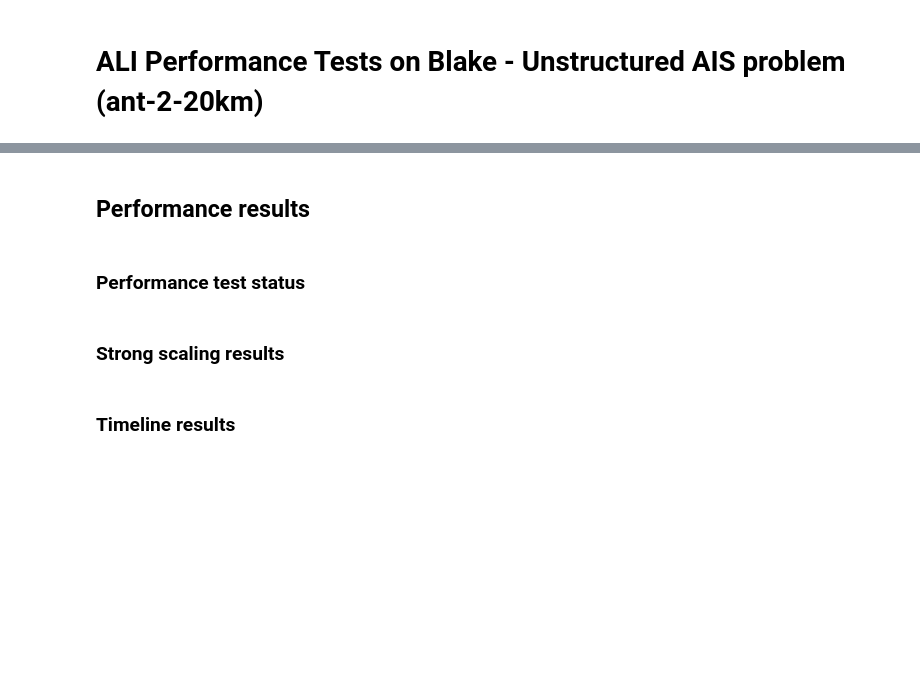
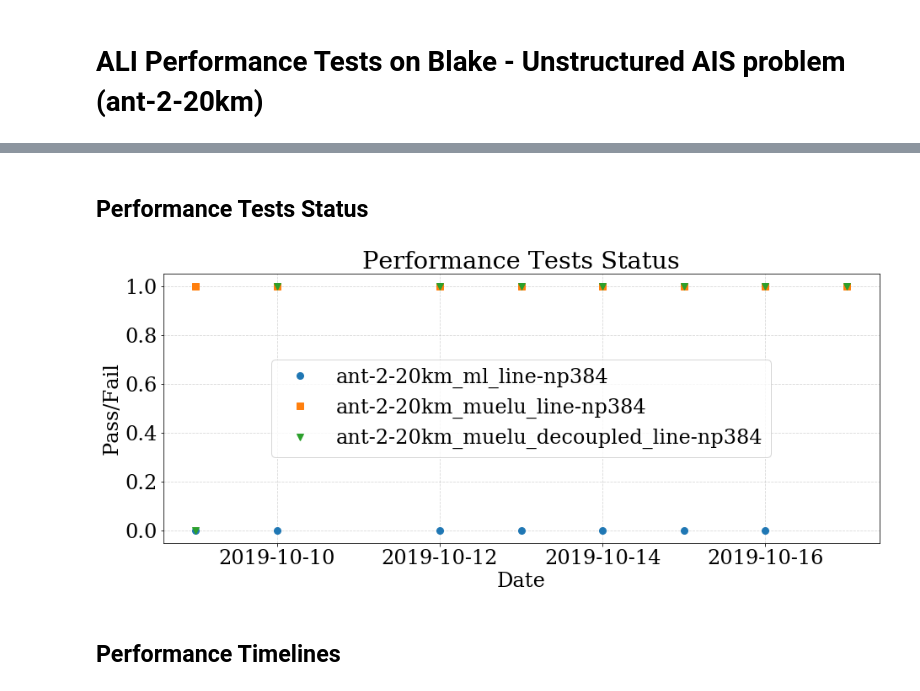
Before and after one commit to sandialabs/ali-perf-data, a Jupyter notebook: ali/blake_nightly_ali_data/Ali_PerfTestsBlake.ipynb, the cells around one changed output, grey strips where cells are left out. Drawn from its saved outputs; the diff is of its cells as text; code cells hidden in the pictures; blank space fills up the shorter version.

Commit message:
Add ALI json scripts and edit notebook

```diff
--- a/ali/blake_nightly_ali_data/Ali_PerfTestsBlake.ipynb
+++ b/ali/blake_nightly_ali_data/Ali_PerfTestsBlake.ipynb
@@ -3,8 +24,54 @@
+# %%
+import datetime as dt
+import glob
+import matplotlib.pyplot as plt
+import matplotlib.dates as mdates
+import os
+
+# Import scripts
+from json2status import json2status
+from json2timeline import json2timeline
+
+# Extract file names
+files = glob.glob('ctest-*')
+# %% [markdown]
+## Performance Tests Status
+# %%
+%matplotlib inline
+#plt.rc('text', usetex=True)
+plt.rc('font', family='serif', size=24)
+plt.rcParams['figure.figsize'] = (14, 6)
+
+# Cases to plot
+cases = ('ant-2-20km_ml_line','ant-2-20km_muelu_line','ant-2-20km_muelu_decoupled_line')
+np = 384
+
+# Plot:
+plt.figure()
+imarker = 0
+markers = ['o','s','v','^','<','>']
+legNames = []
+for case in cases:
+    # Extract info and plot
+    dates, status = json2status(files, case, np)
+    fdates = [dt.datetime.strptime(str(d),'%Y%m%d').date() for d in dates]
+    plt.plot(fdates, status, markersize=8.0, marker=markers[imarker], linestyle='None')
+    imarker = imarker + 1
+    legNames.append(case+'-np'+str(np))
+
+plt.xlabel('Date')
+plt.ylabel('Pass/Fail')
+#plt.ylim((6e-3, 1e-1))
+plt.legend(legNames)
+plt.tight_layout()
+plt.title('Performance Tests Status')
+ax = plt.gca()
+ax.set_axisbelow(True)
+ax.grid(linestyle='--', alpha=0.5)
+ax.xaxis.set_major_locator(plt.MaxNLocator(5))
+#ax.tick_params(axis='x',rotation = 45)
+plt.show()
+# %% [output]
+[figure, added]
 # %% [markdown]
-## Performance results
+## Performance Timelines
-# %% [markdown]
-### Performance test status
-# %% [markdown]
-### Strong scaling results
-# %% [markdown]
-### Timeline results
```
Also changed, not shown: parts of 2 cells of this notebook, 2 other files.
